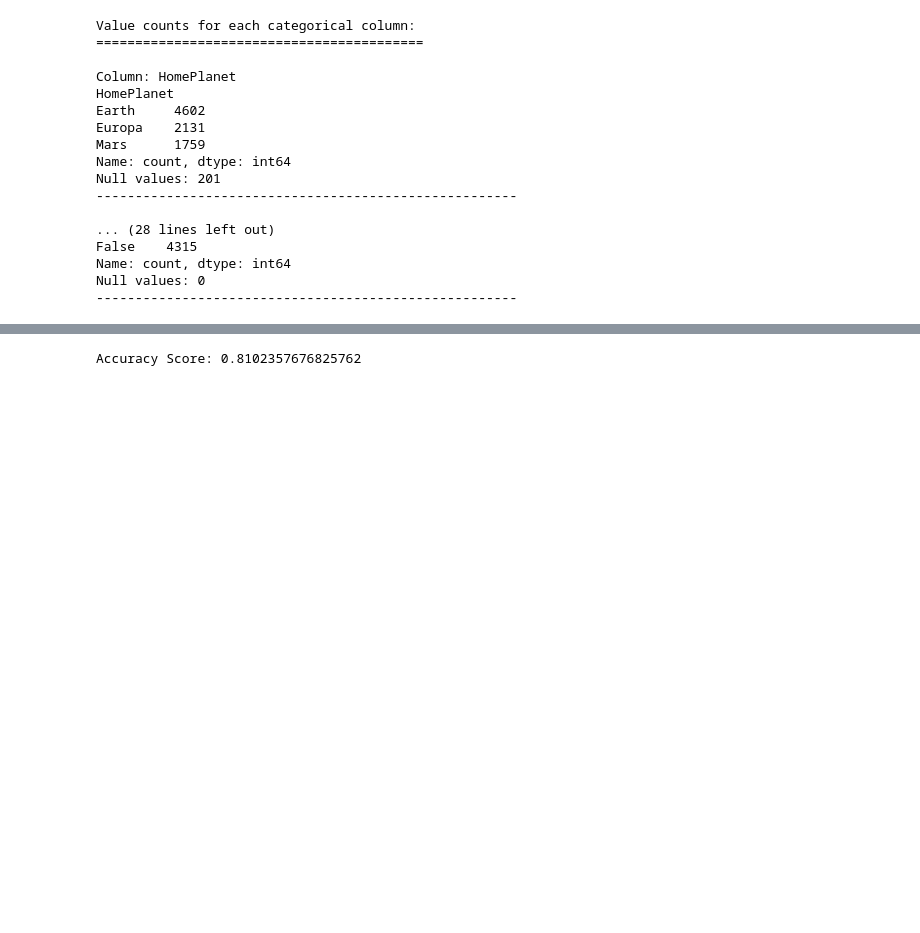
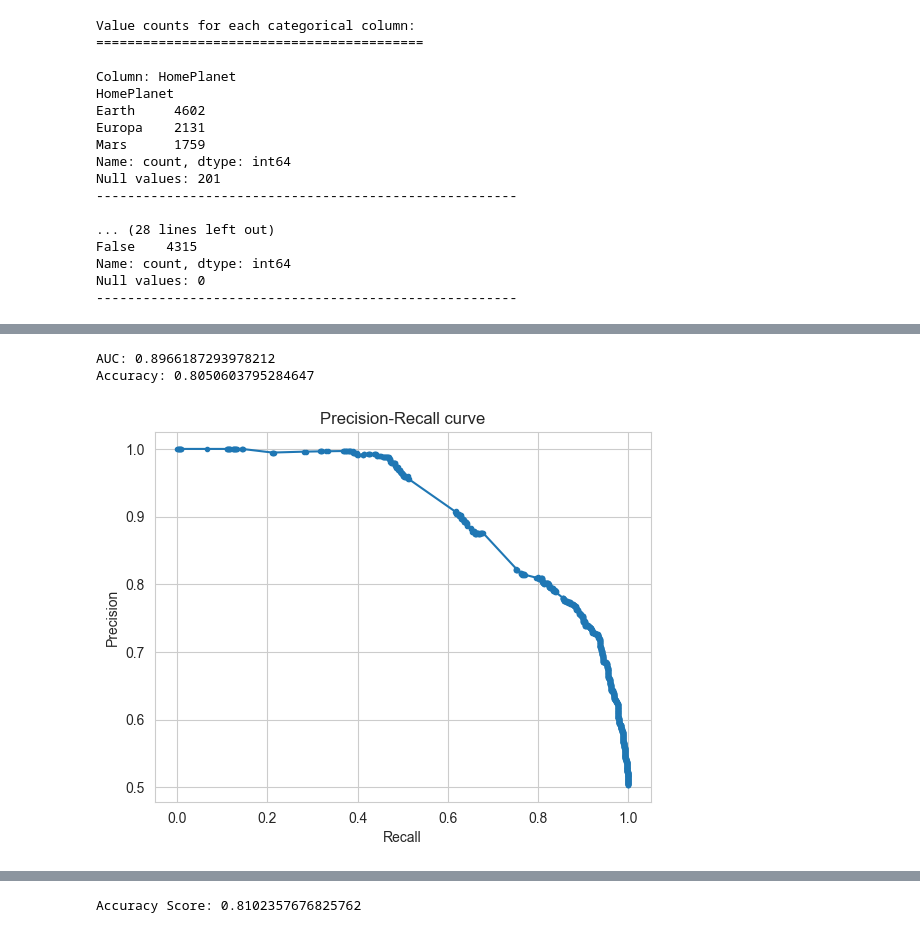
Before and after one commit to christoferson/kaggle-pad, a Jupyter notebook: competitions/spaceship-titanic/prepare_train_xgboost.ipynb, the cells around one changed output, grey strips where cells are left out. Saved outputs shown, nothing was run; the diff lists cells and outputs as text; code cells hidden in the pictures; blank space fills up the shorter version.

```diff
--- a/competitions/spaceship-titanic/prepare_train_xgboost.ipynb
+++ b/competitions/spaceship-titanic/prepare_train_xgboost.ipynb
@@ -616,8 +645,8 @@ import xgboost as xgb
 # %%
 # Define hyperparameters
 hyperparameters = {
-    'n_estimators': 300,
-    'max_depth': 6,
+    'n_estimators': 400,
+    'max_depth': 8,
     'learning_rate': 0.03,
     'subsample': 0.85,
     'colsample_bytree': 0.8,
@@ -625,9 +654,28 @@ hyperparameters = {
     'tree_method': 'hist',
     'objective': 'binary:logistic',  # For binary classification
     'eval_metric': ['logloss', 'error', 'auc'],  # Track both log loss and classification error
-    'early_stopping_rounds': 50,
+    'early_stopping_rounds': 60,
     'verbosity': 1
 }
+
+# # Define hyperparameters
+# hyperparameters = {
+#     'n_estimators': 500,
+#     'max_depth': 6,
+#     'learning_rate': 0.02,
+#     'subsample': 0.9,
+#     'colsample_bytree': 0.85,
+#     'random_state': 42,
+#     'tree_method': 'hist',
+#     'objective': 'binary:logistic',  # For binary classification
+#     'eval_metric': ['logloss', 'error', 'auc'],  # Track both log loss and classification error
+#     'early_stopping_rounds': 30,
+#     'gamma': 0.1,
+#     'min_child_weight': 5,
+#     'lambda': 1,
+#     'verbosity': 1,
+#     'alpha': 0.1,
+# }
 # %%
 # Create and train the model
 model = xgb.XGBClassifier(**hyperparameters)
@@ -670,4 +718,40 @@ XGBClassifier(base_score=None, booster=None, callbacks=None,
               n_jobs=None, num_parallel_tree=None, random_state=42, ...)
+# %%
+# Use predict_proba to get predicted probabilities for AUC and other metrics
+y_pred_proba = model.predict_proba(X_val)[:, 1]  # Probabilities for the positive class
+
+# Compute AUC and other evaluation metrics
+from sklearn.metrics import roc_auc_score, accuracy_score
+
+# AUC
+auc_score = roc_auc_score(y_val, y_pred_proba)
+print(f"AUC: {auc_score}")
+
+# Accuracy (optional)
+accuracy = accuracy_score(y_val, model.predict(X_val))
+print(f"Accuracy: {accuracy}")
+# %% [output]
+AUC: 0.8966187293978212
+Accuracy: 0.8050603795284647
+# %%
+from sklearn.metrics import precision_recall_curve
+
+# Get predicted probabilities for the positive class
+y_pred_proba = model.predict_proba(X_val)[:, 1]
+
+# Compute precision and recall at various thresholds
+precision, recall, thresholds = precision_recall_curve(y_val, y_pred_proba)
+
+# Plot Precision-Recall curve
+import matplotlib.pyplot as plt
+
+plt.plot(recall, precision, marker='.')
+plt.xlabel('Recall')
+plt.ylabel('Precision')
+plt.title('Precision-Recall curve')
+plt.show()
+# %% [output]
+[figure, added]
 # %%
 # Make predictions on validation set
 y_pred = model.predict(X_val)
```
Also changed, not shown: parts of 18 cells of this notebook.
